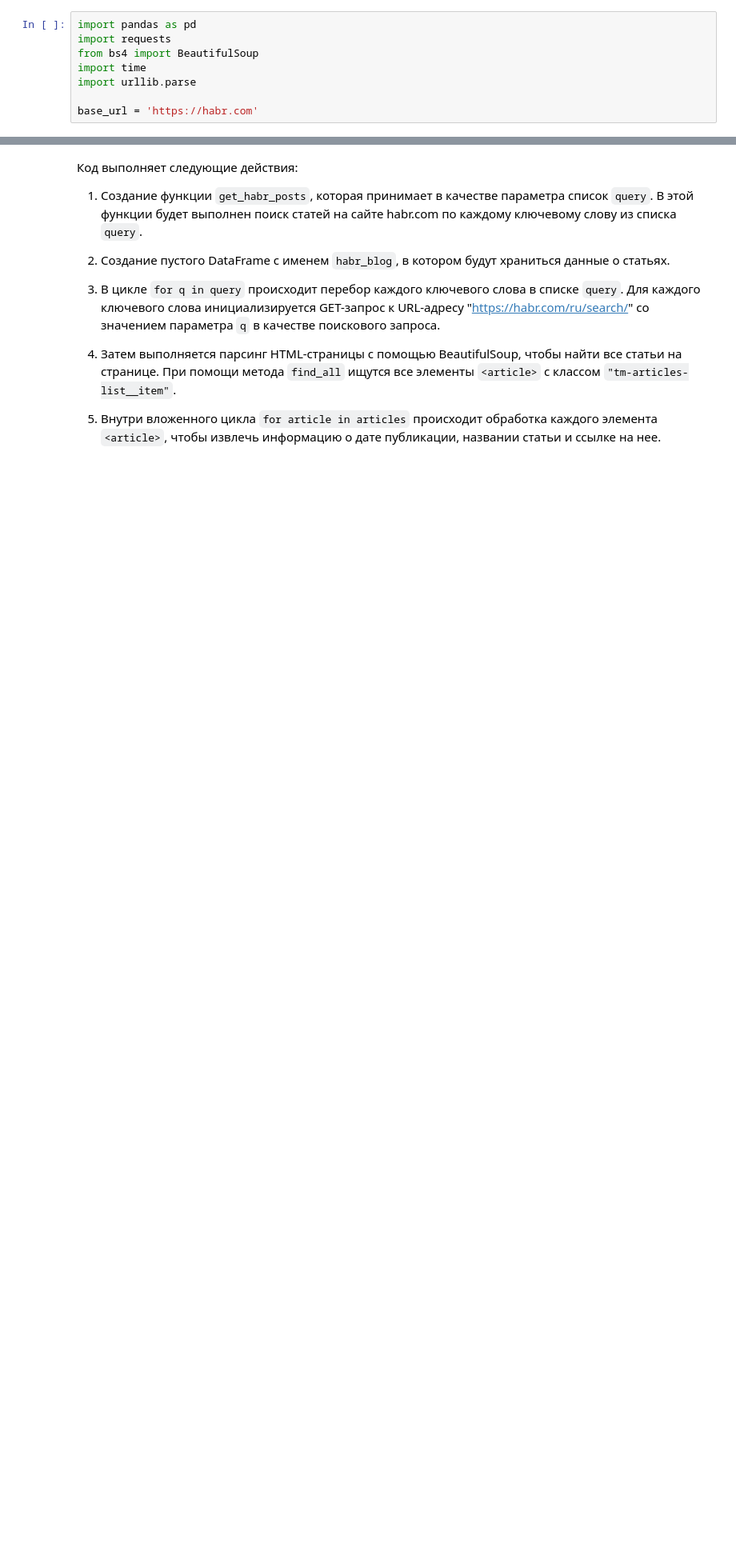
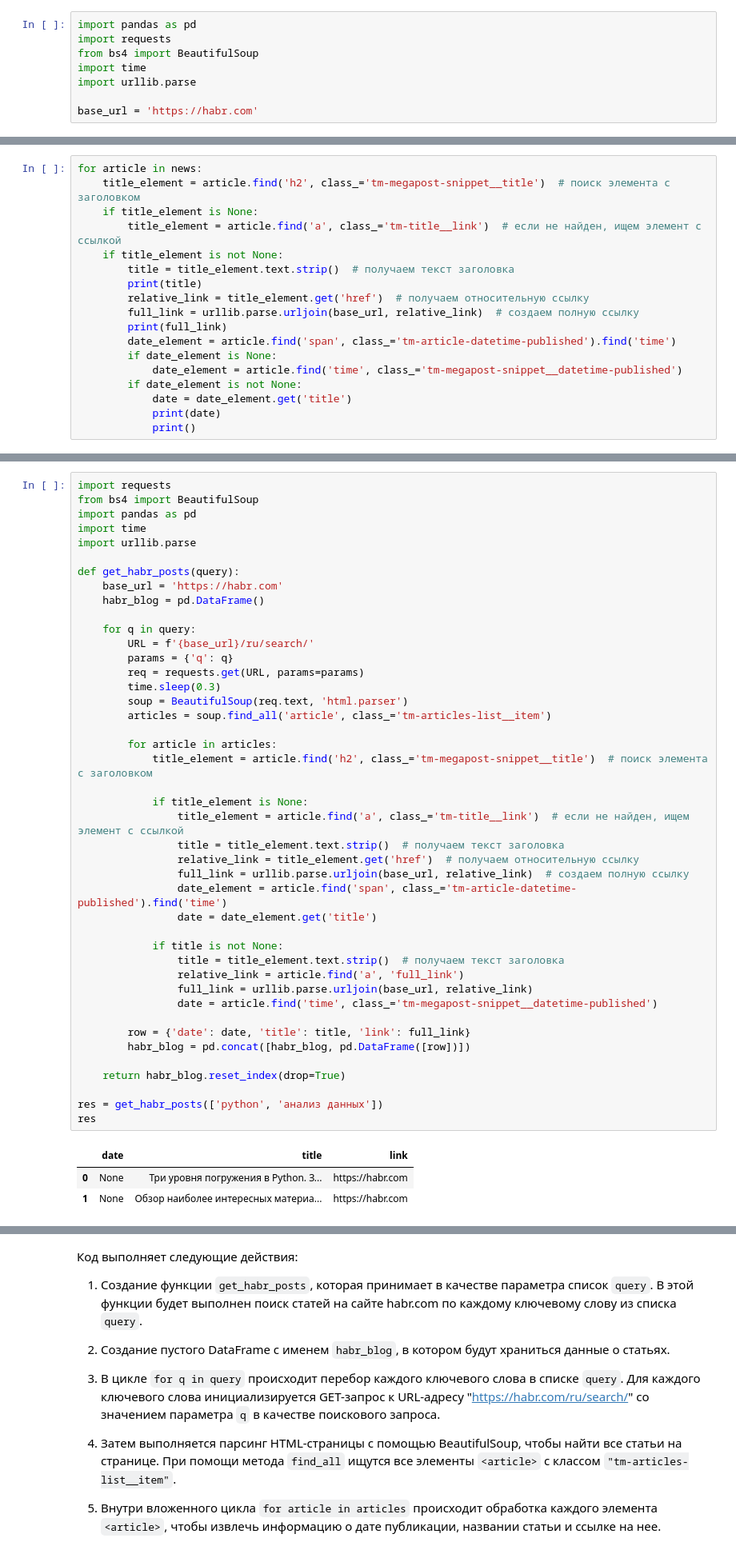
Before and after one commit to stefkong1982/-, a Jupyter notebook: Библиотеки Python для анализа данных/Лекция Основы веб-скрапинга/ДЗ_Кондратьев_NUMPY-48 к лекции Основы веб-скрапинга.ipynb, the cells around one changed output, grey strips where cells are left out. Shown at 80% size. Drawn from its saved outputs; the diff is of its cells as text; blank space fills up the shorter version.

```diff
--- a/Библиотеки Python для анализа данных/Лекция Основы веб-скрапинга/ДЗ_Кондратьев_NUMPY-48 к лекции Основы веб-скрапинга.ipynb
+++ b/Библиотеки Python для анализа данных/Лекция Основы веб-скрапинга/ДЗ_Кондратьев_NUMPY-48 к лекции Основы веб-скрапинга.ipynb
@@ -23,0 +36,18 @@ base_url = 'https://habr.com'
+# %%
+for article in news:
+    title_element = article.find('h2', class_='tm-megapost-snippet__title')  # поиск элемента с заголовком
+    if title_element is None:
+        title_element = article.find('a', class_='tm-title__link')  # если не найден, ищем элемент с ссылкой
+    if title_element is not None:
+        title = title_element.text.strip()  # получаем текст заголовка
+        print(title)
+        relative_link = title_element.get('href')  # получаем относительную ссылку
+        full_link = urllib.parse.urljoin(base_url, relative_link)  # создаем полную ссылку
+        print(full_link)
+        date_element = article.find('span', class_='tm-article-datetime-published').find('time')
+        if date_element is None:
+            date_element = article.find('time', class_='tm-megapost-snippet__datetime-published')
+        if date_element is not None:
+            date = date_element.get('title')
+            print(date)
+            print()
@@ -66,0 +155,47 @@ res
+# %%
+import requests
+from bs4 import BeautifulSoup
+import pandas as pd
+import time
+import urllib.parse
+
+def get_habr_posts(query):
+    base_url = 'https://habr.com'
+    habr_blog = pd.DataFrame()
+
+    for q in query:
+        URL = f'{base_url}/ru/search/'
+        params = {'q': q}
+        req = requests.get(URL, params=params)
+        time.sleep(0.3)
+        soup = BeautifulSoup(req.text, 'html.parser')
+        articles = soup.find_all('article', class_='tm-articles-list__item')
+
+        for article in articles:
+            title_element = article.find('h2', class_='tm-megapost-snippet__title')  # поиск элемента с заголовком
+
+            if title_element is None:
+                title_element = article.find('a', class_='tm-title__link')  # если не найден, ищем элемент с ссылкой
+                title = title_element.text.strip()  # получаем текст заголовка
+                relative_link = title_element.get('href')  # получаем относительную ссылку
+                full_link = urllib.parse.urljoin(base_url, relative_link)  # создаем полную ссылку
+                date_element = article.find('span', class_='tm-article-datetime-published').find('time')
+                date = date_element.get('title')
+
+            if title is not None:
+                title = title_element.text.strip()  # получаем текст заголовка
+                relative_link = article.find('a', 'full_link')
+                full_link = urllib.parse.urljoin(base_url, relative_link)
+                date = article.find('time', class_='tm-megapost-snippet__datetime-published')
+
+        row = {'date': date, 'title': title, 'link': full_link}
+        habr_blog = pd.concat([habr_blog, pd.DataFrame([row])])
+
+    return habr_blog.reset_index(drop=True)
+
+res = get_habr_posts(['python', 'анализ данных'])
+res
+# %% [output]
+|  | date | title | link |
+| 0 | None | Три уровня погружения в Python. З... | https://habr.com |
+| 1 | None | Обзор наиболее интересных материа... | https://habr.com |
```
Also changed, not shown: parts of 7 cells of this notebook.
